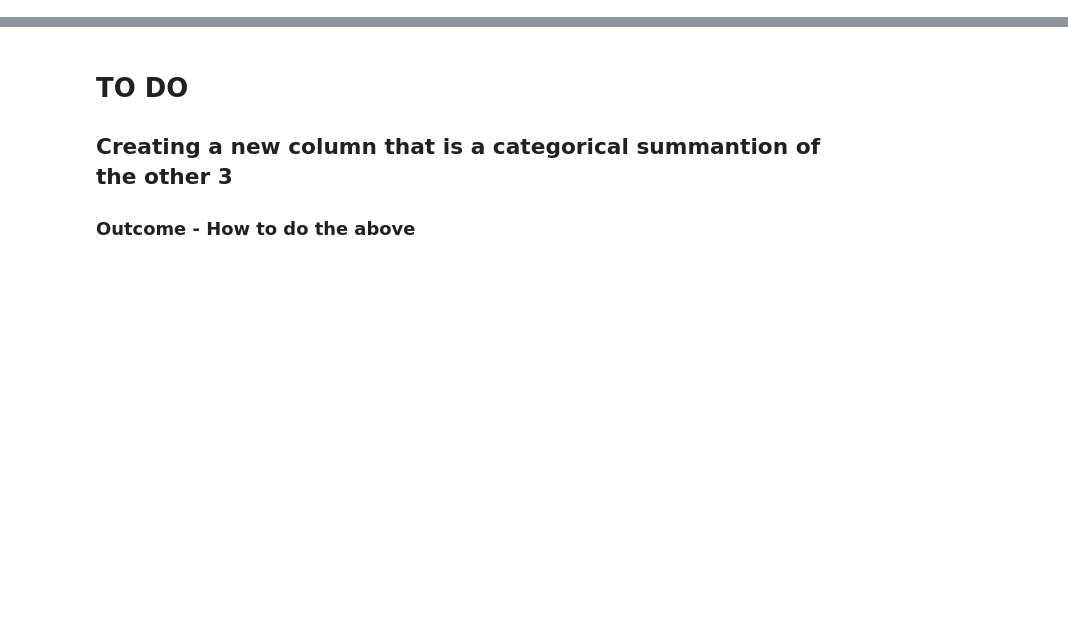
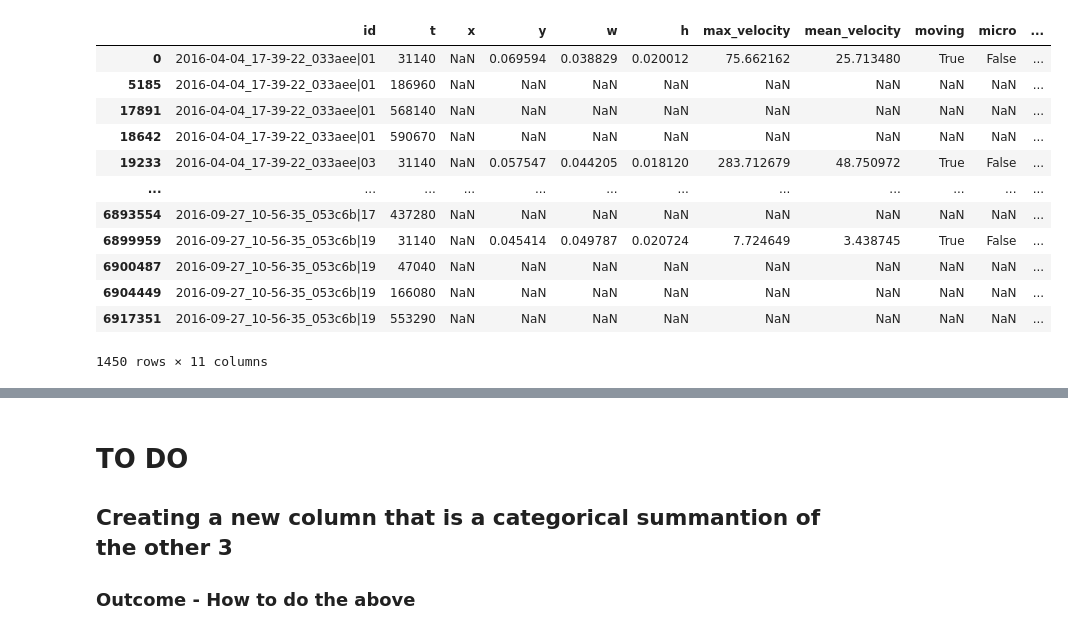
Before and after one commit to ImperialCollegeLondon/ReCoDE-HMMs-for-the-discovery-of-behavioural-states, a Jupyter notebook: notebooks/2a_Cleaning_your_data.ipynb, the cells around one changed output, grey strips where cells are left out. Cells and saved outputs as stored; diff of their text form; code cells hidden in the pictures; blank space fills up the shorter version.

```diff
--- a/notebooks/2a_Cleaning_your_data.ipynb
+++ b/notebooks/2a_Cleaning_your_data.ipynb
@@ -146,0 +75,19 @@ def _wrapped_interpolate(data, var, step, t_col = 't'):
+# %%
+# However, we are not just looking at one column.
+# Luckily with pandas you can filter by multiple columns, all you need to do is put each filter argument in round brackets and then seperate them by an & ("and") or | ("or") logical operator
+
+df[(df['x'].isnull()) | (df['y'].isnull())]
+# %% [output]
+|  | id | t | x | y | w | h | max_velocity | mean_velocity | moving | micro | ... |
+| 0 | 2016-04-04_17-39-22_033aee|01 | 31140 | NaN | 0.069594 | 0.038829 | 0.020012 | 75.662162 | 25.713480 | True | False | ... |
+| 5185 | 2016-04-04_17-39-22_033aee|01 | 186960 | NaN | NaN | NaN | NaN | NaN | NaN | NaN | NaN | ... |
+| 17891 | 2016-04-04_17-39-22_033aee|01 | 568140 | NaN | NaN | NaN | NaN | NaN | NaN | NaN | NaN | ... |
+| 18642 | 2016-04-04_17-39-22_033aee|01 | 590670 | NaN | NaN | NaN | NaN | NaN | NaN | NaN | NaN | ... |
+| 19233 | 2016-04-04_17-39-22_033aee|03 | 31140 | NaN | 0.057547 | 0.044205 | 0.018120 | 283.712679 | 48.750972 | True | False | ... |
+| ... | ... | ... | ... | ... | ... | ... | ... | ... | ... | ... | ... |
+| 6893554 | 2016-09-27_10-56-35_053c6b|17 | 437280 | NaN | NaN | NaN | NaN | NaN | NaN | NaN | NaN | ... |
+| 6899959 | 2016-09-27_10-56-35_053c6b|19 | 31140 | NaN | 0.045414 | 0.049787 | 0.020724 | 7.724649 | 3.438745 | True | False | ... |
+| 6900487 | 2016-09-27_10-56-35_053c6b|19 | 47040 | NaN | NaN | NaN | NaN | NaN | NaN | NaN | NaN | ... |
+| 6904449 | 2016-09-27_10-56-35_053c6b|19 | 166080 | NaN | NaN | NaN | NaN | NaN | NaN | NaN | NaN | ... |
+| 6917351 | 2016-09-27_10-56-35_053c6b|19 | 553290 | NaN | NaN | NaN | NaN | NaN | NaN | NaN | NaN | ... |
+1450 rows × 11 columns
```
Also changed, not shown: parts of 50 cells of this notebook.
